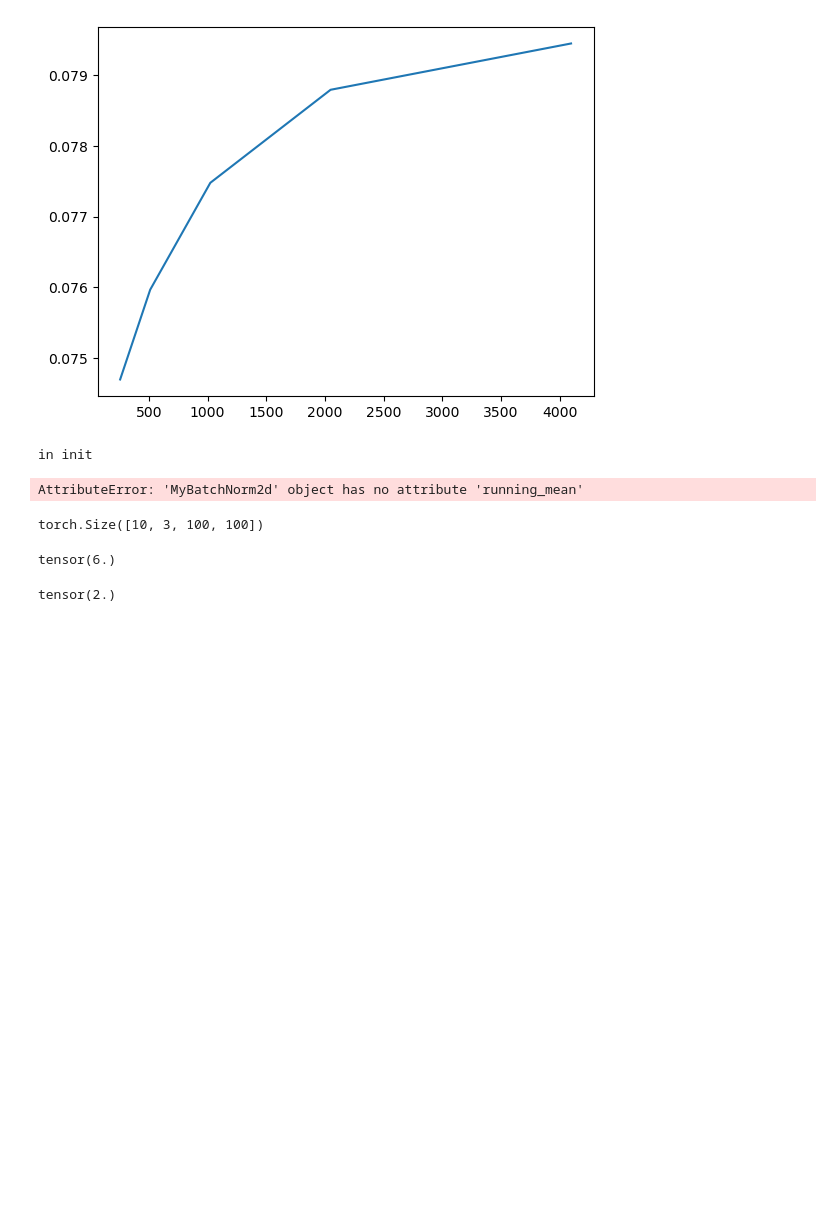
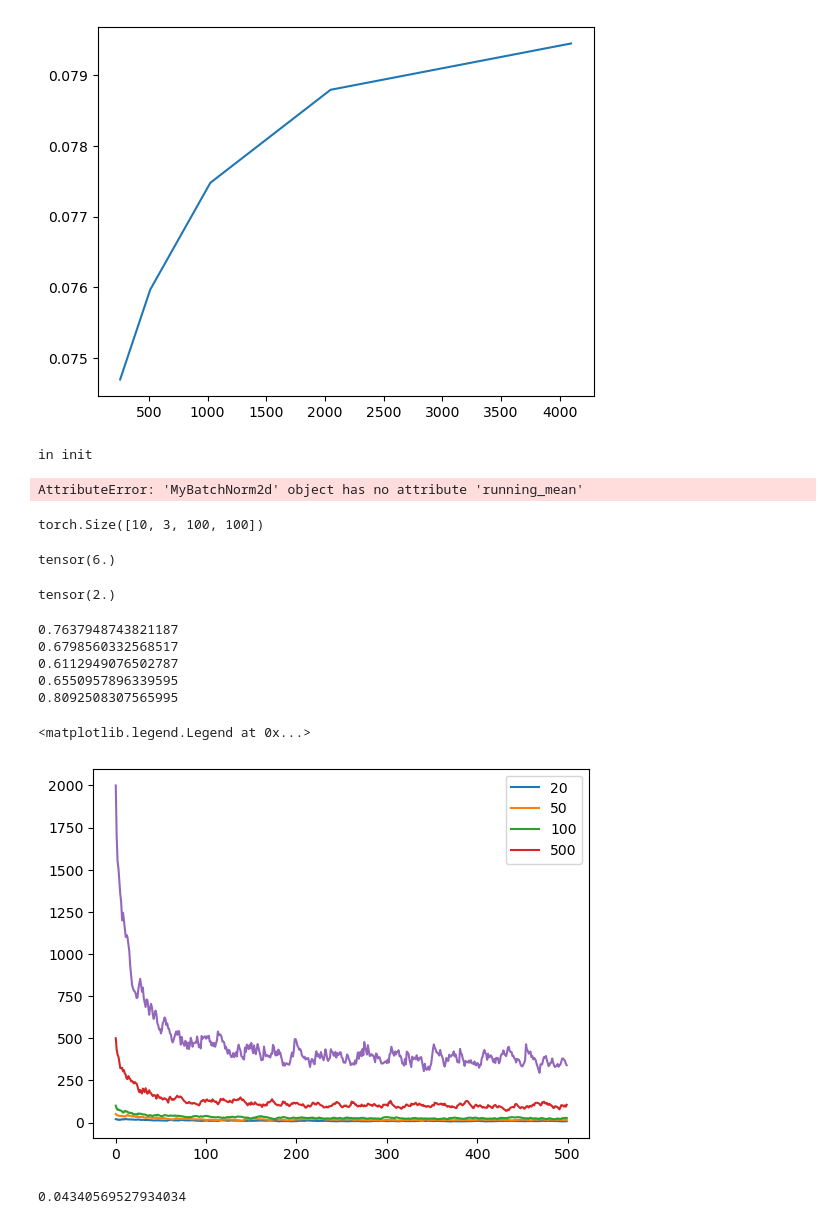
Before and after one commit to lucmonl/mlopt, a Jupyter notebook: notebook/test.ipynb, the cells around one changed output. Cells and saved outputs as stored; diff of their text form; code cells hidden in the pictures; blank space fills up the shorter version.

```diff
--- a/notebook/test.ipynb
+++ b/notebook/test.ipynb
@@ -244,3 +244,36 @@ tensor(6.)
 z.grad
 # %% [output]
 tensor(2.)
+# %%
+import numpy as np
+import matplotlib.pyplot as plt
+for d in [20, 50, 100, 500, 2000]:
+    sketch_d = 5
+    base_g = np.ones(d)
+    m, v = 0, 0
+    l1norm = []
+    l1norm_v = []
+    for i in range(500):
+        g_iter = base_g + np.random.rand(d) * 0.2
+        R = np.random.randn(sketch_d, d)
+        m = 0.9 * m + 0.1 * R.T @ (R @ g_iter)
+        v = 0.99 * v + 0.01 * (R.T @ (R @ g_iter)) ** 2
+        update = m / np.sqrt(v)
+        l1norm.append(np.sum(np.abs(update)))
+        #l1norm_v.append(np.sum(np.abs(v)))
+    plt.plot(l1norm)
+    print(np.mean(l1norm[200:]) / (d**0.81))
+#plt.plot(l1norm_v)
+plt.legend([20, 50, 100, 500])
+# %% [output]
+0.7637948743821187
+0.6798560332568517
+0.6112949076502787
+0.6550957896339595
+0.8092508307565995
+<matplotlib.legend.Legend at 0x...>
+[figure, added]
+# %%
+np.mean(update)
+# %% [output]
+0.04340569527934034
```
Also changed, not shown: 2 other files.
